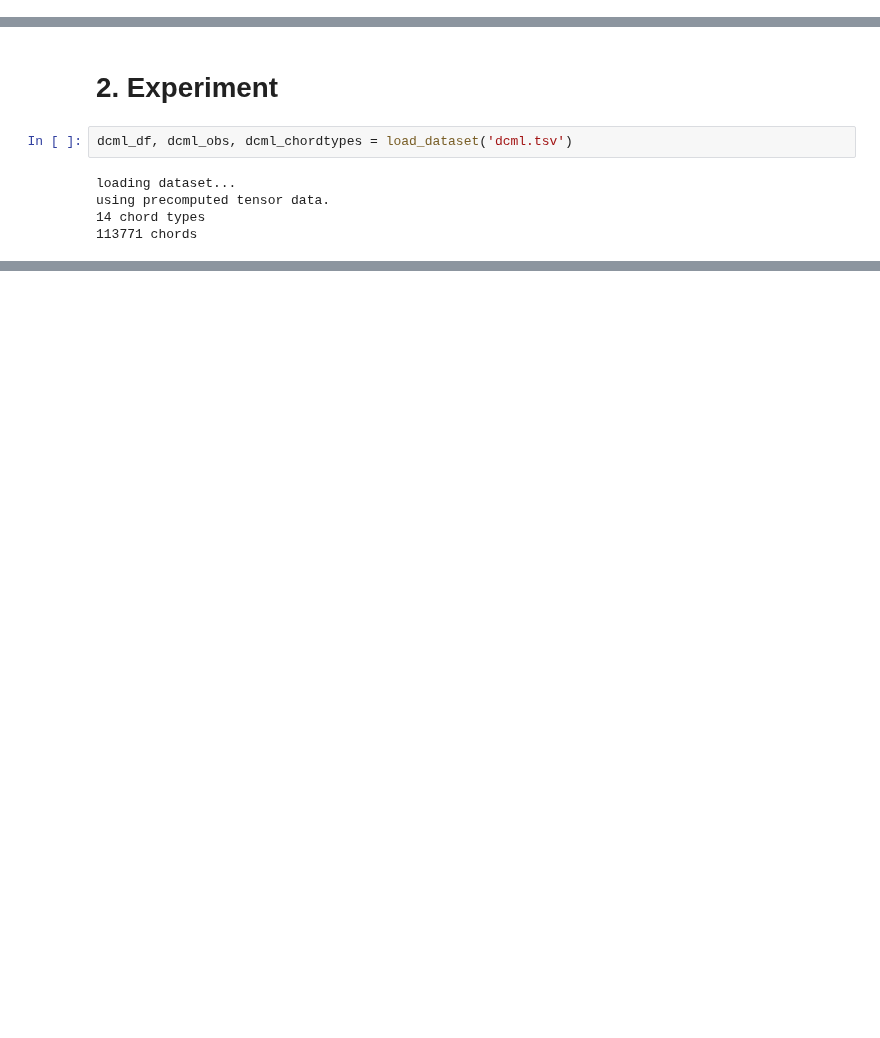
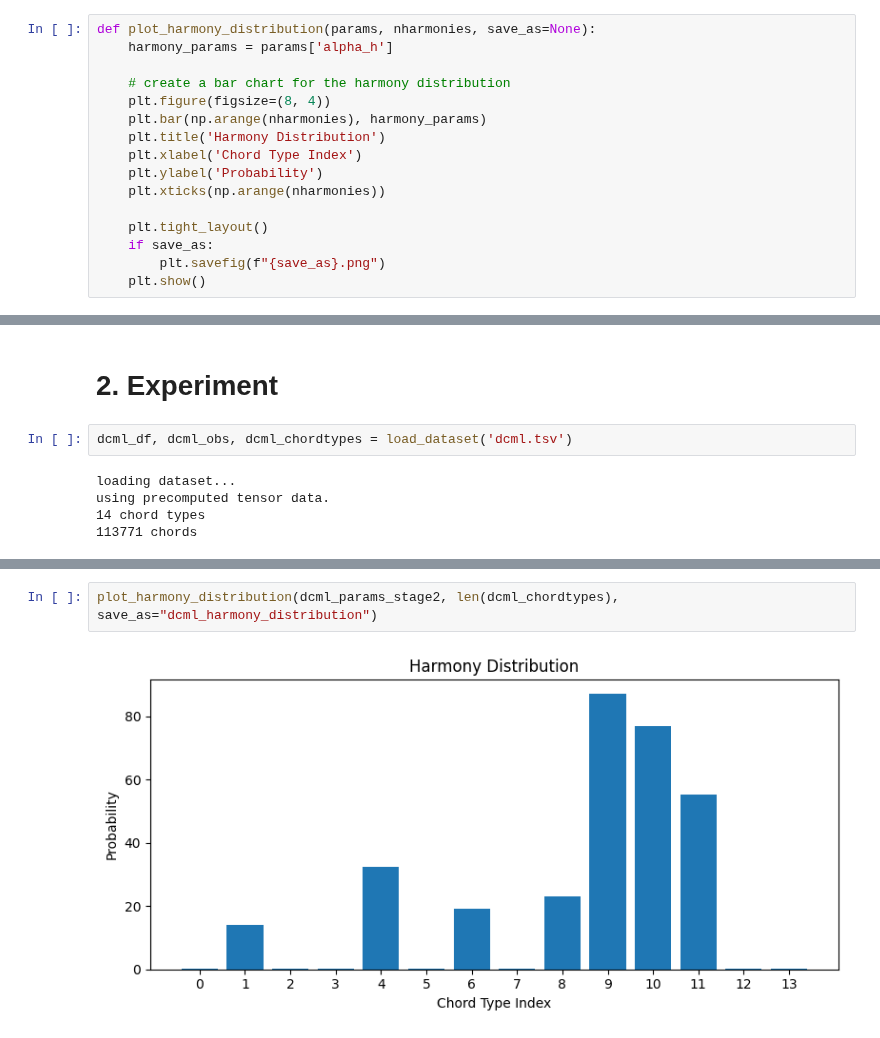
Before and after one commit to Urukat/Master-Thesis-AI, a Jupyter notebook: Simplified Amortization/simplified_amortization_5000_0.005.ipynb, the cells around one changed output, grey strips where cells are left out. Saved outputs shown, nothing was run; the diff lists cells and outputs as text; blank space fills up the shorter version.

```diff
--- a/Simplified Amortization/simplified_amortization_5000_0.005.ipynb
+++ b/Simplified Amortization/simplified_amortization_5000_0.005.ipynb
@@ -312,4 +346,20 @@ def plot_param_histories(alpha_h_history, alpha_phi_history):
     plt.xlabel('Iteration')
     plt.ylabel('Mean Alpha_phi values')
     plt.show()
+# %%
+def plot_harmony_distribution(params, nharmonies, save_as=None):
+    harmony_params = params['alpha_h']
+
+    # create a bar chart for the harmony distribution
+    plt.figure(figsize=(8, 4))
+    plt.bar(np.arange(nharmonies), harmony_params)
+    plt.title('Harmony Distribution')
+    plt.xlabel('Chord Type Index')
+    plt.ylabel('Probability')
+    plt.xticks(np.arange(nharmonies))
+
+    plt.tight_layout()
+    if save_as:
+        plt.savefig(f"{save_as}.png")
+    plt.show()
 # %%
@@ -368 +409,5 @@ plot_param_histories(alpha_h_history, alpha_phi_history)
+# %%
+plot_harmony_distribution(dcml_params_stage2, len(dcml_chordtypes), save_as="dcml_harmony_distribution")
+# %% [output]
+[figure, added]
 # %%
```
Also changed, not shown: parts of 13 cells of this notebook.
